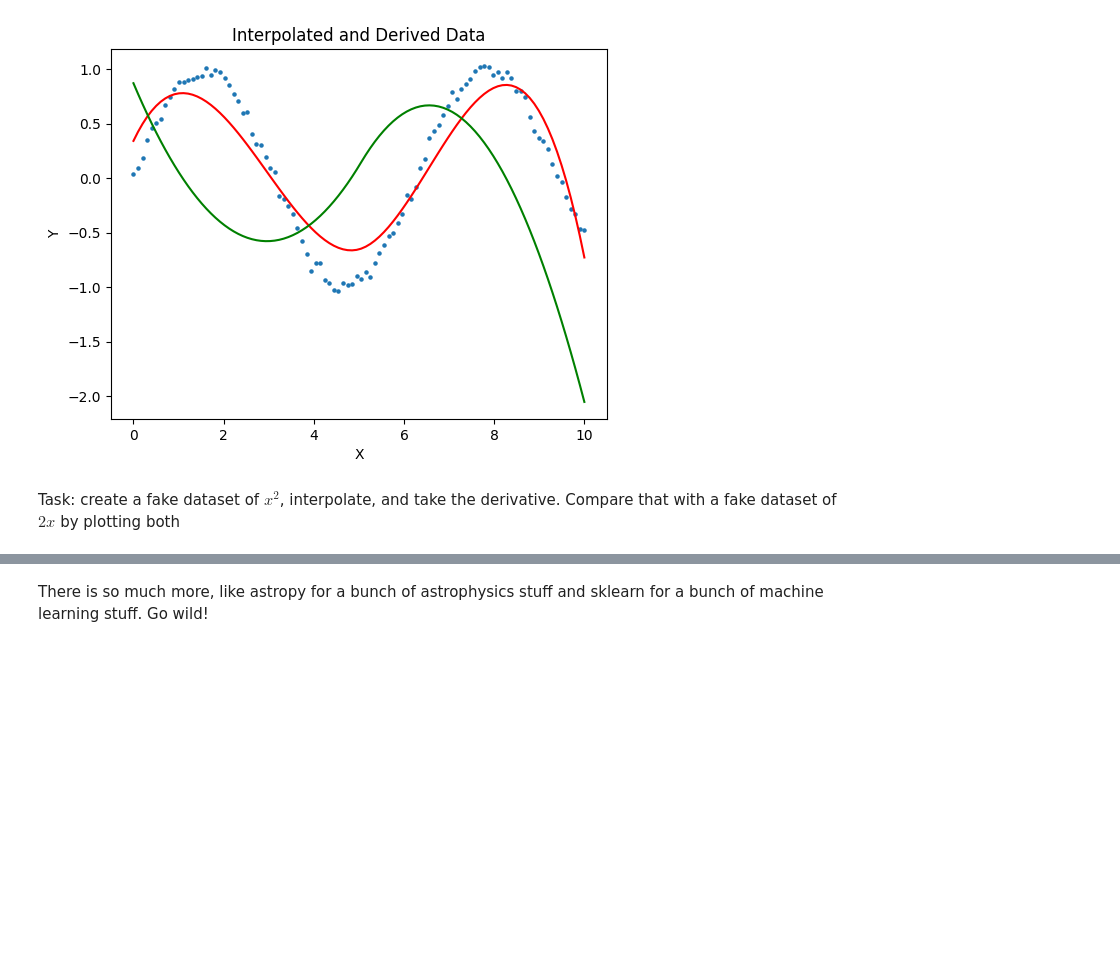
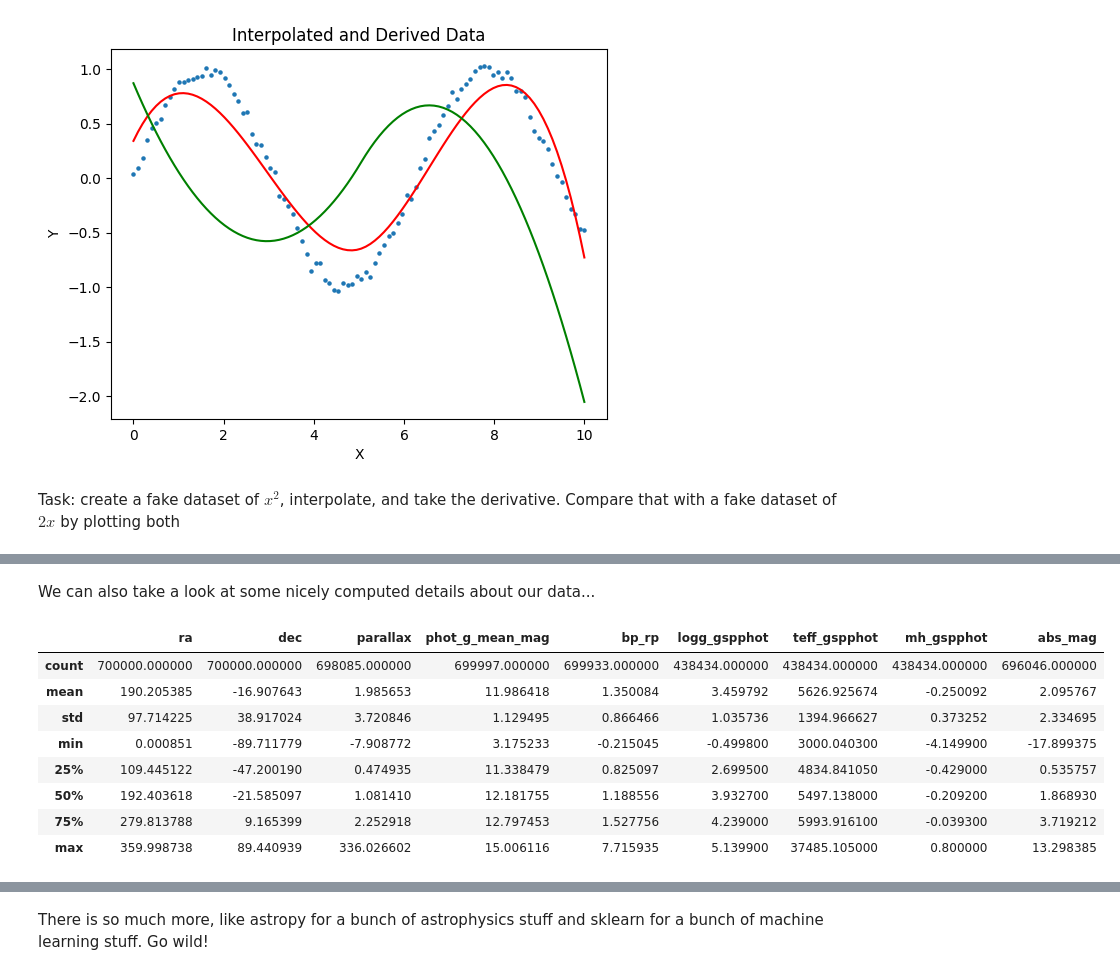
Before and after one commit to skhrg/Penn-Summer-Computing-Training, a Jupyter notebook: 6_Python_Overview/Exercises.ipynb, the cells around one changed output, grey strips where cells are left out. Cells and saved outputs as stored; diff of their text form; code cells hidden in the pictures; blank space fills up the shorter version.

Commit message:
added Pandas to the Python exercises

```diff
--- a/6_Python_Overview/Exercises.ipynb
+++ b/6_Python_Overview/Exercises.ipynb
@@ -209,0 +220,7 @@ Task: create a fake dataset of $x^2$, interpolate, and take the derivative. Comp
+# %%
+# Read in the csv file using the read_csv function
+# Save the data from the file as df--we'll cover why we're calling it that in a second
+df = pd.read_csv('gaia_data_pandas.csv')
+
+# Use the head function to preview the first five rows oof the data
+df.head()
@@ -209,0 +272,6 @@ Task: create a fake dataset of $x^2$, interpolate, and take the derivative. Comp
+# %%
+# Reset the index to the source_id column
+df.set_index(keys = 'source_id', inplace = True)
+
+# And let's take a look at the modified DataFrame.
+df.head()
@@ -209,0 +288,12 @@ Task: create a fake dataset of $x^2$, interpolate, and take the derivative. Comp
+# %%
+# Add a new column for absolute magnitude
+# Calculate absolute magnitude from the phot_g_mean_mag and parallax columns of the DataFrame
+# Note that we can do math with DataFrames just like with Numpy arrays
+df['abs_mag'] = df['phot_g_mean_mag']+5*(1+np.log10(df['parallax']/1000))
+
+# Don't worry about the warning message (though that's probably bad advice in general)...
+# When working with real data, it's inevitable that we'll get some funny values (ex. NaNs),
+# and the log10 function just can't process them.
+
+# And let's take a look at the DataFrame again!
+df.head()
@@ -209,0 +308,15 @@ Task: create a fake dataset of $x^2$, interpolate, and take the derivative. Comp
+# %% [markdown]
+We can also take a look at some nicely computed details about our data...
+# %%
+# Print out statistics on each of the columns in the DataFrame.
+df.describe()
+# %% [output]
+|  | ra | dec | parallax | phot_g_mean_mag | bp_rp | logg_gspphot | teff_gspphot | mh_gspphot | abs_mag |
+| count | 700000.000000 | 700000.000000 | 698085.000000 | 699997.000000 | 699933.000000 | 438434.000000 | 438434.000000 | 438434.000000 | 696046.000000 |
+| mean | 190.205385 | -16.907643 | 1.985653 | 11.986418 | 1.350084 | 3.459792 | 5626.925674 | -0.250092 | 2.095767 |
+| std | 97.714225 | 38.917024 | 3.720846 | 1.129495 | 0.866466 | 1.035736 | 1394.966627 | 0.373252 | 2.334695 |
+| min | 0.000851 | -89.711779 | -7.908772 | 3.175233 | -0.215045 | -0.499800 | 3000.040300 | -4.149900 | -17.899375 |
+| 25% | 109.445122 | -47.200190 | 0.474935 | 11.338479 | 0.825097 | 2.699500 | 4834.841050 | -0.429000 | 0.535757 |
+| 50% | 192.403618 | -21.585097 | 1.081410 | 12.181755 | 1.188556 | 3.932700 | 5497.138000 | -0.209200 | 1.868930 |
+| 75% | 279.813788 | 9.165399 | 2.252918 | 12.797453 | 1.527756 | 4.239000 | 5993.916100 | -0.039300 | 3.719212 |
+| max | 359.998738 | 89.440939 | 336.026602 | 15.006116 | 7.715935 | 5.139900 | 37485.105000 | 0.800000 | 13.298385 |
```
Also changed, not shown: parts of 11 cells of this notebook.
